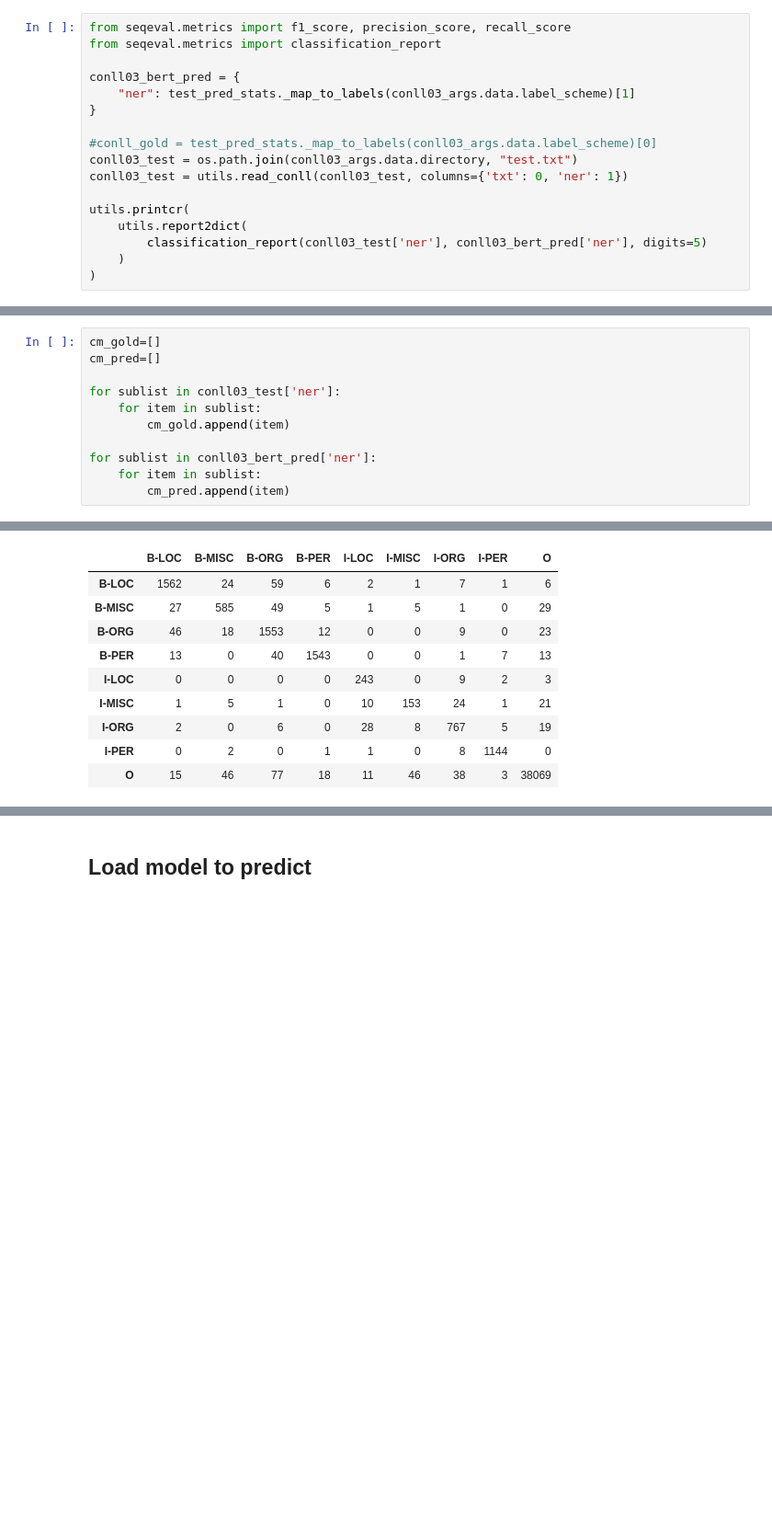
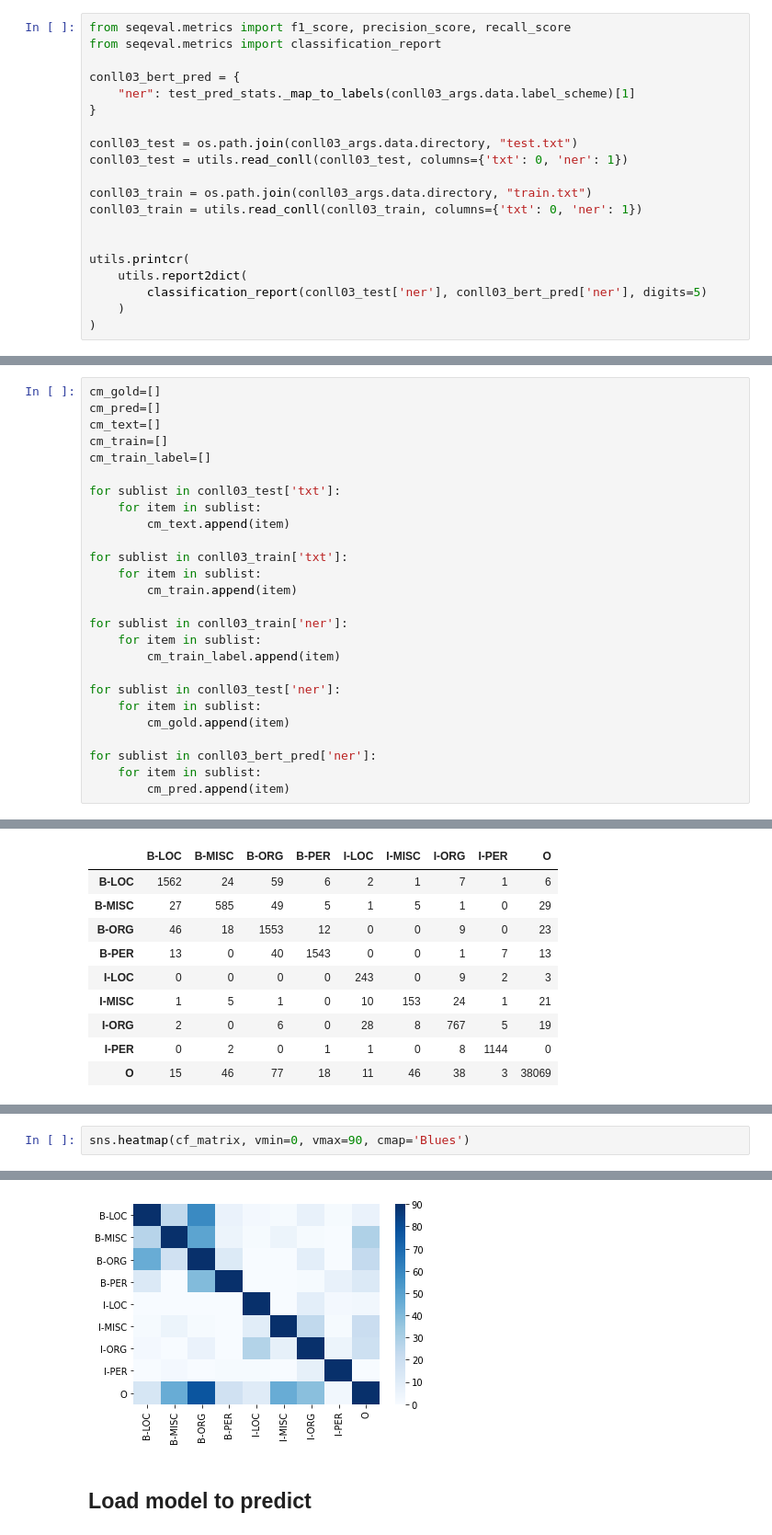
Before and after one commit to dwijap/bert-ner-error, a Jupyter notebook: fine-tuned-bert-for-ner.ipynb, the cells around one changed output, grey strips where cells are left out. Shown at 92% size. Saved outputs shown, nothing was run; the diff lists cells and outputs as text; blank space fills up the shorter version.

```diff
--- a/fine-tuned-bert-for-ner.ipynb
+++ b/fine-tuned-bert-for-ner.ipynb
@@ -63,9 +63,12 @@ conll03_bert_pred = {
     "ner": test_pred_stats._map_to_labels(conll03_args.data.label_scheme)[1]
 }
 
-#conll_gold = test_pred_stats._map_to_labels(conll03_args.data.label_scheme)[0]
 conll03_test = os.path.join(conll03_args.data.directory, "test.txt")
 conll03_test = utils.read_conll(conll03_test, columns={'txt': 0, 'ner': 1})
+
+conll03_train = os.path.join(conll03_args.data.directory, "train.txt")
+conll03_train = utils.read_conll(conll03_train, columns={'txt': 0, 'ner': 1})
+
 
 utils.printcr(
     utils.report2dict(
@@ -85,6 +88,21 @@ micro avg       90.202    91.926      91.056       5648
 # %%
 cm_gold=[]
 cm_pred=[]
+cm_text=[]
+cm_train=[]
+cm_train_label=[]
+
+for sublist in conll03_test['txt']:
+    for item in sublist:
+        cm_text.append(item)
+
+for sublist in conll03_train['txt']:
+    for item in sublist:
+        cm_train.append(item)
+
+for sublist in conll03_train['ner']:
+    for item in sublist:
+        cm_train_label.append(item)
 
 for sublist in conll03_test['ner']:
     for item in sublist:
@@ -123,0 +288,3 @@ sns.heatmap(cf_matrix, vmin=0, vmax=100, cmap='Blues')
+# %%
+sns.heatmap(cf_matrix, vmin=0, vmax=90, cmap='Blues')
+# %% [output]
@@ -124,3 +292,4 @@ sns.heatmap(cf_matrix, vmin=0, vmax=100, cmap='Blues')
+[figure, added]
 # %% [markdown]
 ## Load model to predict
 # %%
```
Also changed, not shown: parts of 22 cells of this notebook.
